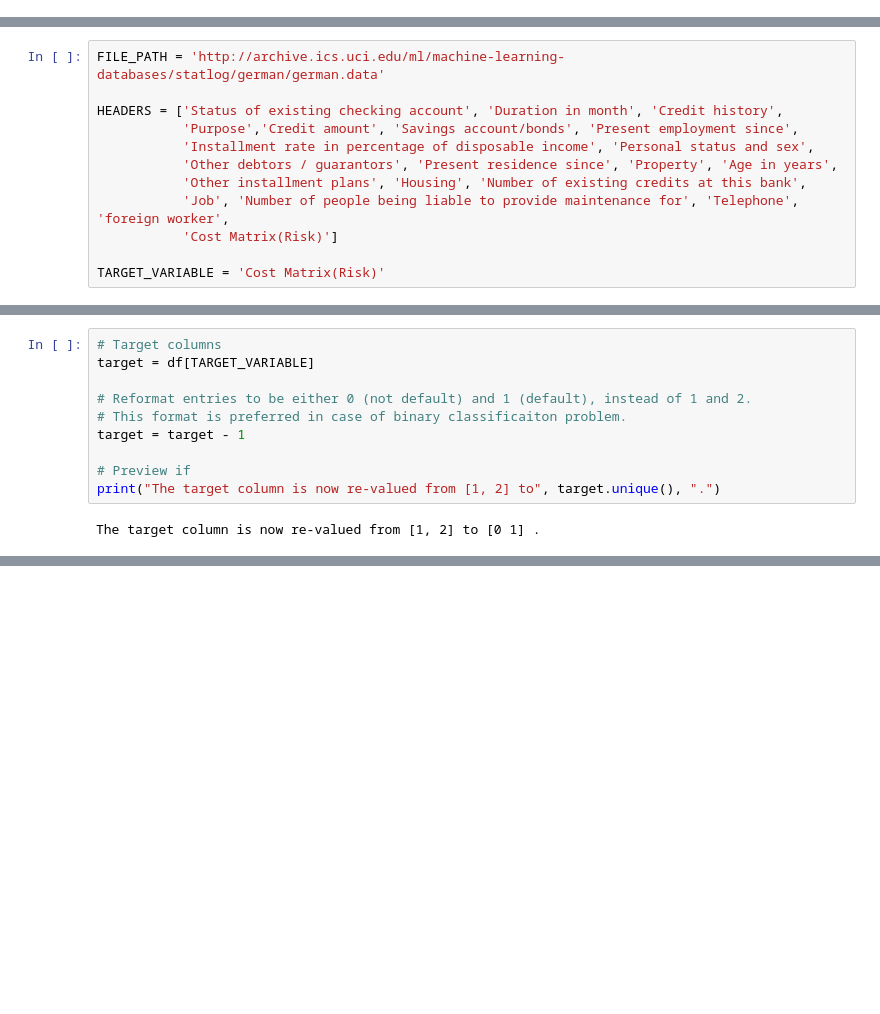
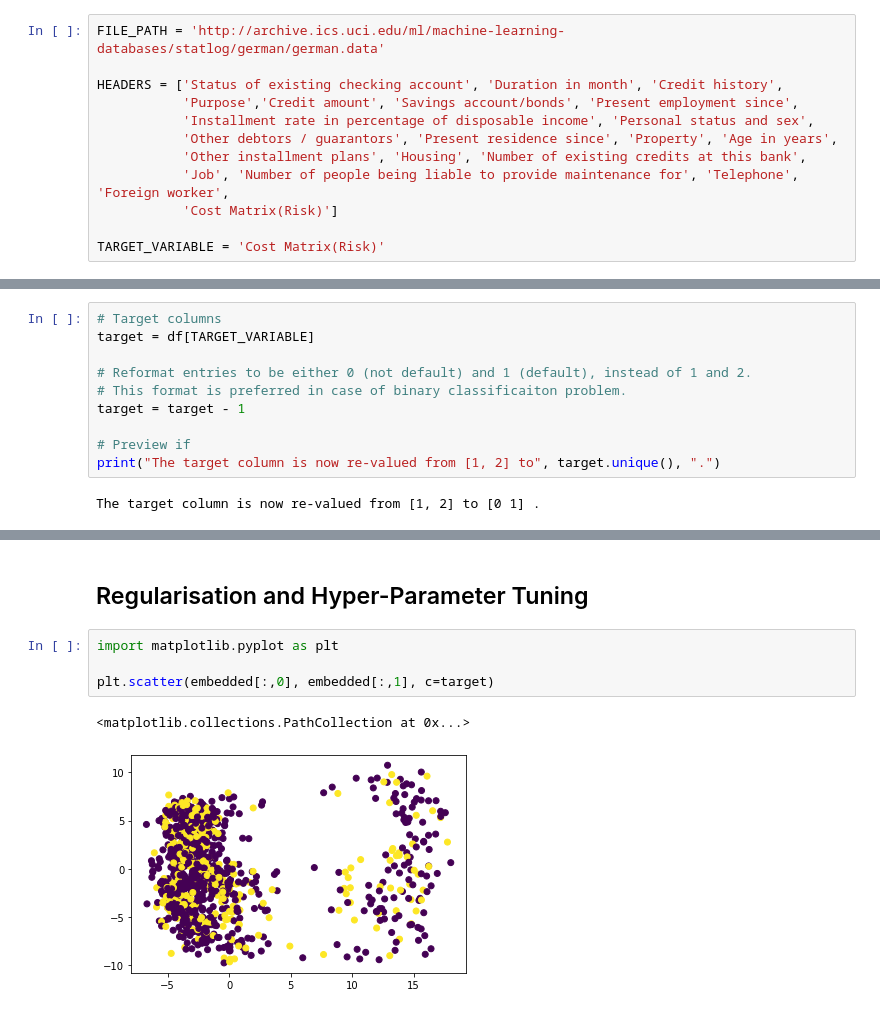
Before and after one commit to sreent/neural-networks-old, a Jupyter notebook: credit_risk_analysis.ipynb, the cells around one changed output, grey strips where cells are left out. Drawn from its saved outputs; the diff is of its cells as text; blank space fills up the shorter version.

```diff
--- a/credit_risk_analysis.ipynb
+++ b/credit_risk_analysis.ipynb
@@ -3 +22,13 @@
+# %%
+FILE_PATH = 'http://archive.ics.uci.edu/ml/machine-learning-databases/statlog/german/german.data'
+
+HEADERS = ['Status of existing checking account', 'Duration in month', 'Credit history',
+           'Purpose','Credit amount', 'Savings account/bonds', 'Present employment since',
+           'Installment rate in percentage of disposable income', 'Personal status and sex',
+           'Other debtors / guarantors', 'Present residence since', 'Property', 'Age in years',
+           'Other installment plans', 'Housing', 'Number of existing credits at this bank',
+           'Job', 'Number of people being liable to provide maintenance for', 'Telephone', 'Foreign worker',
+           'Cost Matrix(Risk)']
+
+TARGET_VARIABLE = 'Cost Matrix(Risk)'
 # %%
@@ -82,15 +102,3 @@ VALUE_MAPPING = {
         'A201': 'yes', 'A202': 'no'
     }
 }
-# %%
-FILE_PATH = 'http://archive.ics.uci.edu/ml/machine-learning-databases/statlog/german/german.data'
-
-HEADERS = ['Status of existing checking account', 'Duration in month', 'Credit history',
-           'Purpose','Credit amount', 'Savings account/bonds', 'Present employment since',
-           'Installment rate in percentage of disposable income', 'Personal status and sex',
-           'Other debtors / guarantors', 'Present residence since', 'Property', 'Age in years',
-           'Other installment plans', 'Housing', 'Number of existing credits at this bank',
-           'Job', 'Number of people being liable to provide maintenance for', 'Telephone', 'foreign worker',
-           'Cost Matrix(Risk)']
-
-TARGET_VARIABLE = 'Cost Matrix(Risk)'
@@ -219,0 +254,9 @@ features[NUMERICAL_COLUMNS].head()
+# %% [markdown]
+## Regularisation and Hyper-Parameter Tuning
+# %%
+import matplotlib.pyplot as plt
+
+plt.scatter(embedded[:,0], embedded[:,1], c=target)
+# %% [output]
+<matplotlib.collections.PathCollection at 0x...>
+[figure, added]
```
Also changed, not shown: parts of 30 cells of this notebook.
